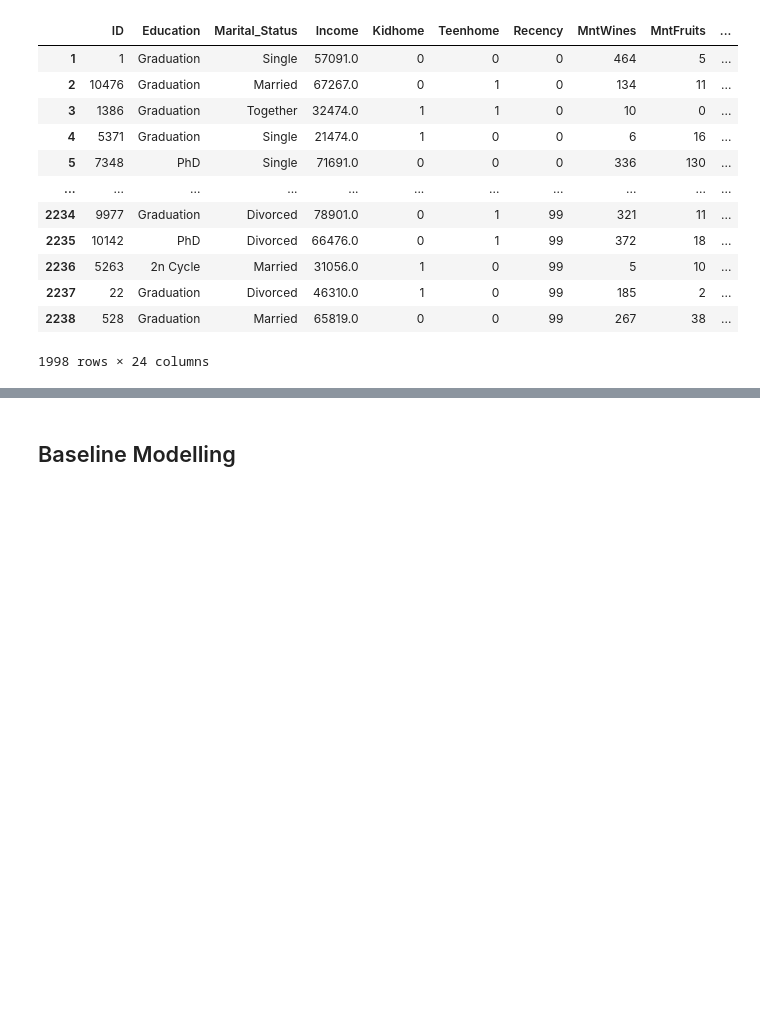
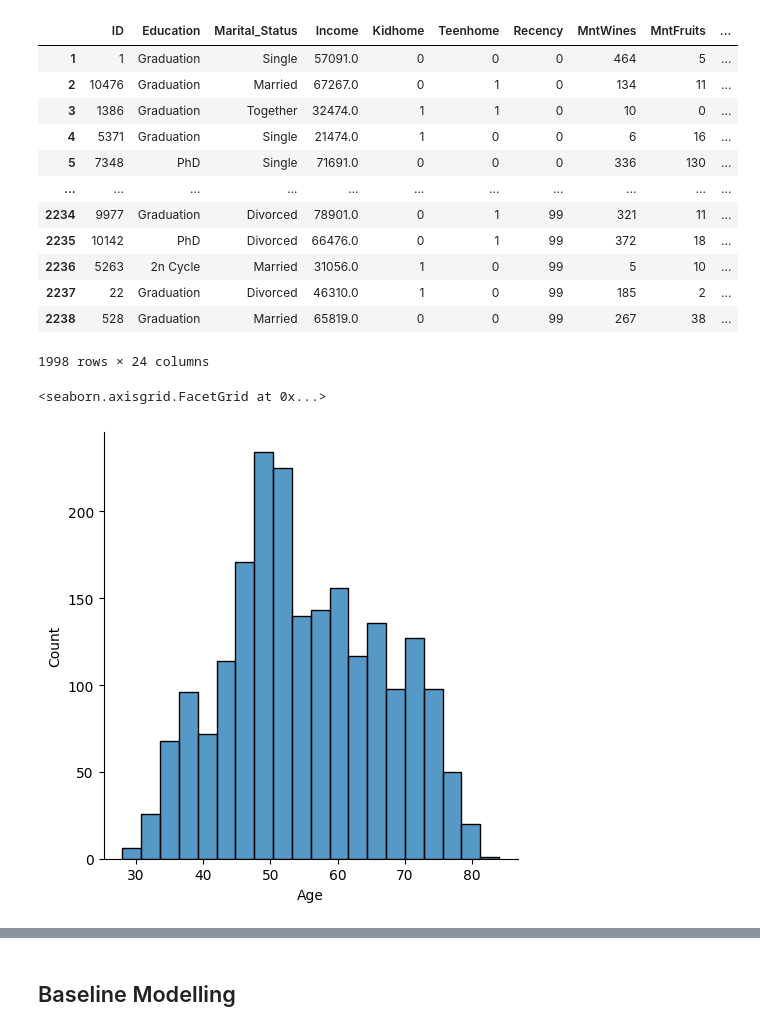
Before and after one commit to Ronan-Daliuag/Determining-Leads, a Jupyter notebook: Padrejuan.ipynb, the cells around one changed output, grey strips where cells are left out. Saved outputs shown, nothing was run; the diff lists cells and outputs as text; code cells hidden in the pictures; blank space fills up the shorter version.

```diff
--- a/Padrejuan.ipynb
+++ b/Padrejuan.ipynb
@@ -332,10 +332,11 @@ max       131.000000
 Name: Age, dtype: float64
 # %%
 ## Same gist as before. Since we already filtered out underage customers, we now filter out the 95% of customers in terms of age.
+
 def normalize_age (df):
-    ninetyfive_percentile = df['Age'].quantile(0.95)
-    print("The 95% threshold is: ", ninetyfive_percentile)
-    filtered_data = df[(df['Age'] != 0) & (df['Age'] <= ninetyfive_percentile)]
+    percentile = df['Age'].quantile(0.95)
+    print("The 95% threshold is: ", percentile)
+    filtered_data = df[(df['Age'] != 0) & (df['Age'] <= percentile)]
     return filtered_data
 
 normalized_age = normalize_age(normalized_income)
@@ -355,3 +356,8 @@ The 95% threshold is:  74.0
 | 2237 | 22 | Graduation | Divorced | 46310.0 | 1 | 0 | 99 | 185 | 2 | ... |
 | 2238 | 528 | Graduation | Married | 65819.0 | 0 | 0 | 99 | 267 | 38 | ... |
 1998 rows × 24 columns
+# %%
+sns.displot(normalized_age['Age'])
+# %% [output]
+<seaborn.axisgrid.FacetGrid at 0x...>
+[figure, added]
```
Also changed, not shown: parts of 8 cells of this notebook, 1 other file.
